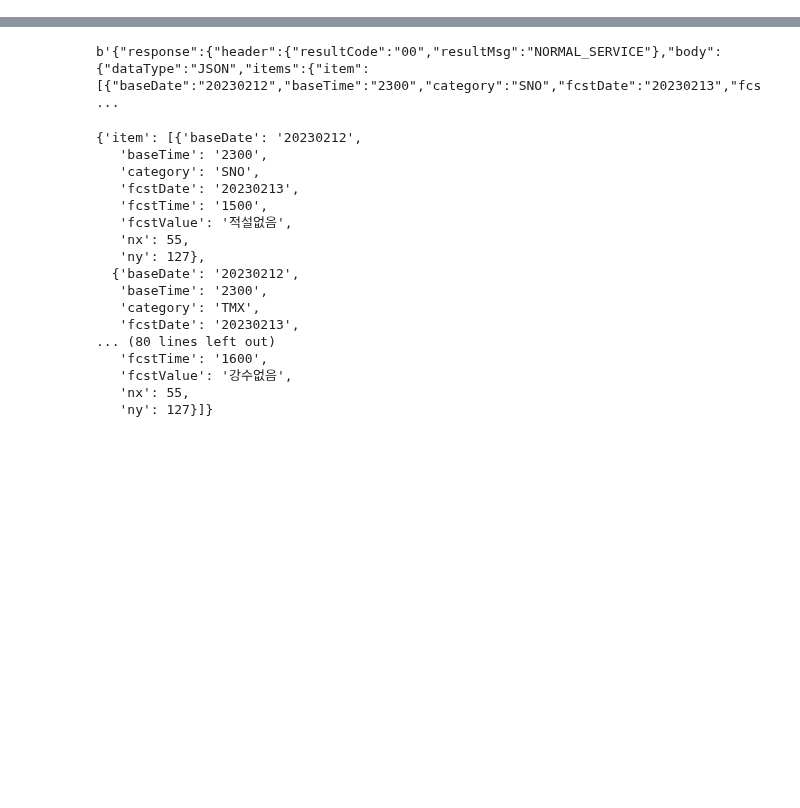
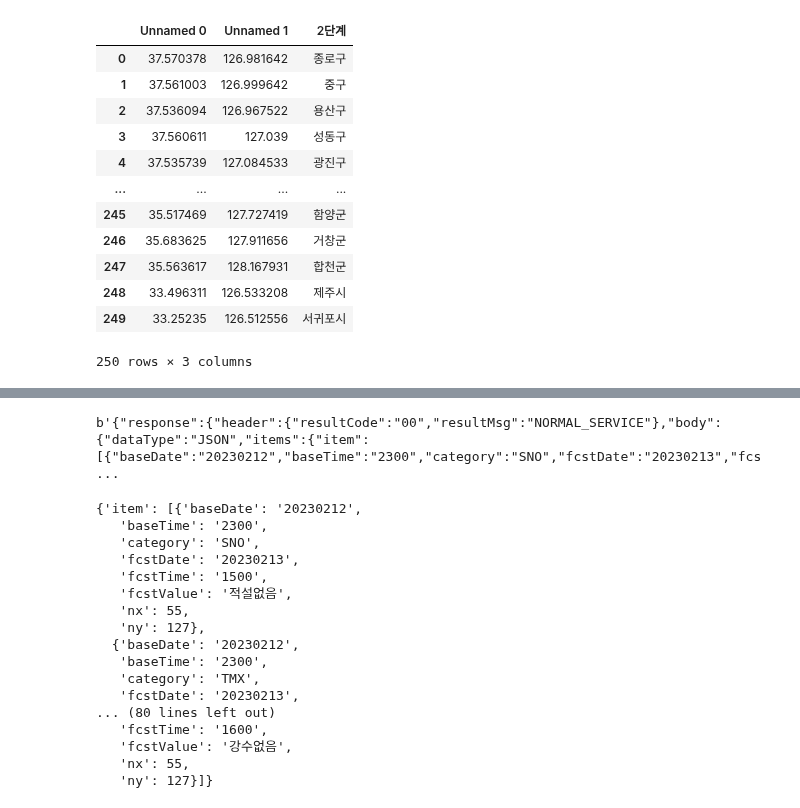
Before and after one commit to Jjineeq/Capstone_Design, a Jupyter notebook: weather_prediction_api copy.ipynb, the cells around one changed output, grey strips where cells are left out. Drawn from its saved outputs; the diff is of its cells as text; code cells hidden in the pictures; blank space fills up the shorter version.

```diff
--- a/weather_prediction_api copy.ipynb
+++ b/weather_prediction_api copy.ipynb
@@ -15,0 +26,4 @@ yy = xy.iloc[:,6].astype('str')
+# %%
+yy = xy.iloc[:,7] + xy.iloc[:,8]/60 + xy.iloc[:,9]/3600
+# %%
+xx = xy.iloc[:,10] + xy.iloc[:,11]/60 + xy.iloc[:,12]/3600
@@ -15,0 +45,18 @@ yy = xy.iloc[:,6].astype('str')
+# %%
+place = pd.DataFrame([xx,yy,xy.iloc[:,3] ]).T
+# %%
+place
+# %% [output]
+|  | Unnamed 0 | Unnamed 1 | 2단계 |
+| 0 | 37.570378 | 126.981642 | 종로구 |
+| 1 | 37.561003 | 126.999642 | 중구 |
+| 2 | 37.536094 | 126.967522 | 용산구 |
+| 3 | 37.560611 | 127.039 | 성동구 |
+| 4 | 37.535739 | 127.084533 | 광진구 |
+| ... | ... | ... | ... |
+| 245 | 35.517469 | 127.727419 | 함양군 |
+| 246 | 35.683625 | 127.911656 | 거창군 |
+| 247 | 35.563617 | 128.167931 | 합천군 |
+| 248 | 33.496311 | 126.533208 | 제주시 |
+| 249 | 33.25235 | 126.512556 | 서귀포시 |
+250 rows × 3 columns
```
Also changed, not shown: parts of 7 cells of this notebook, 2 other files.
